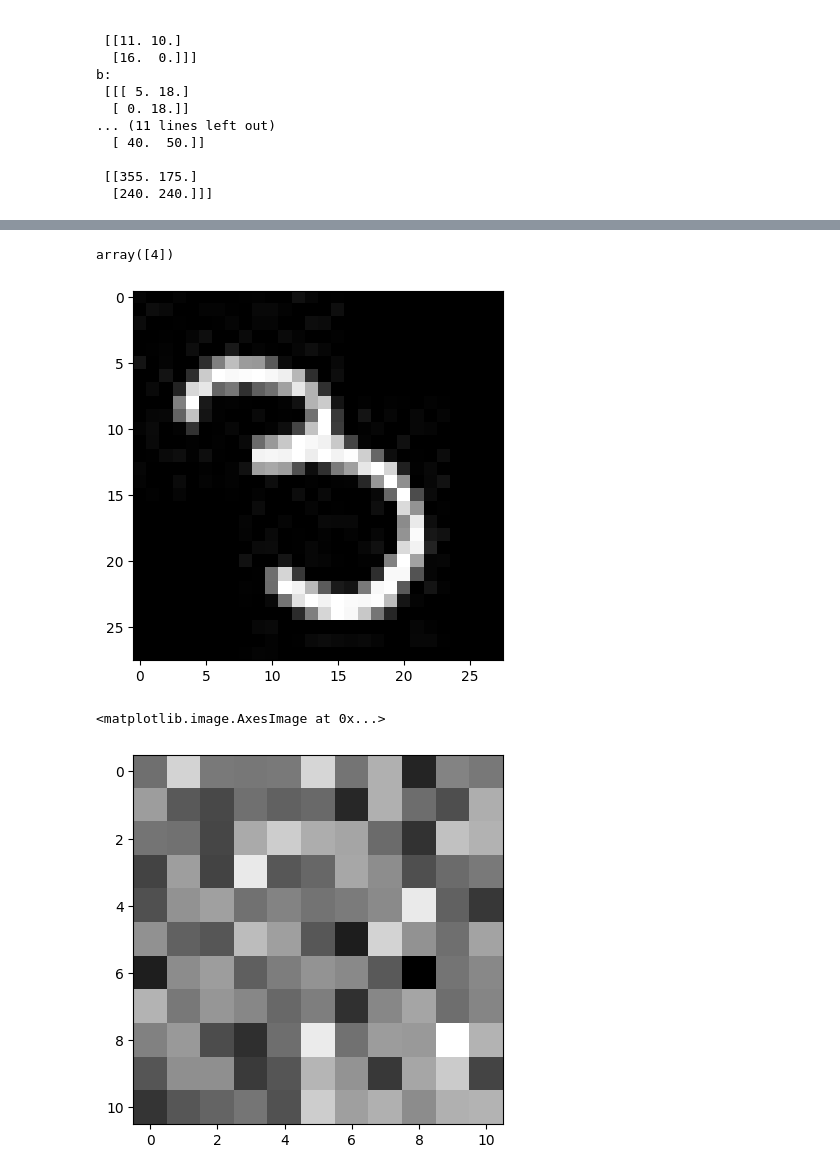
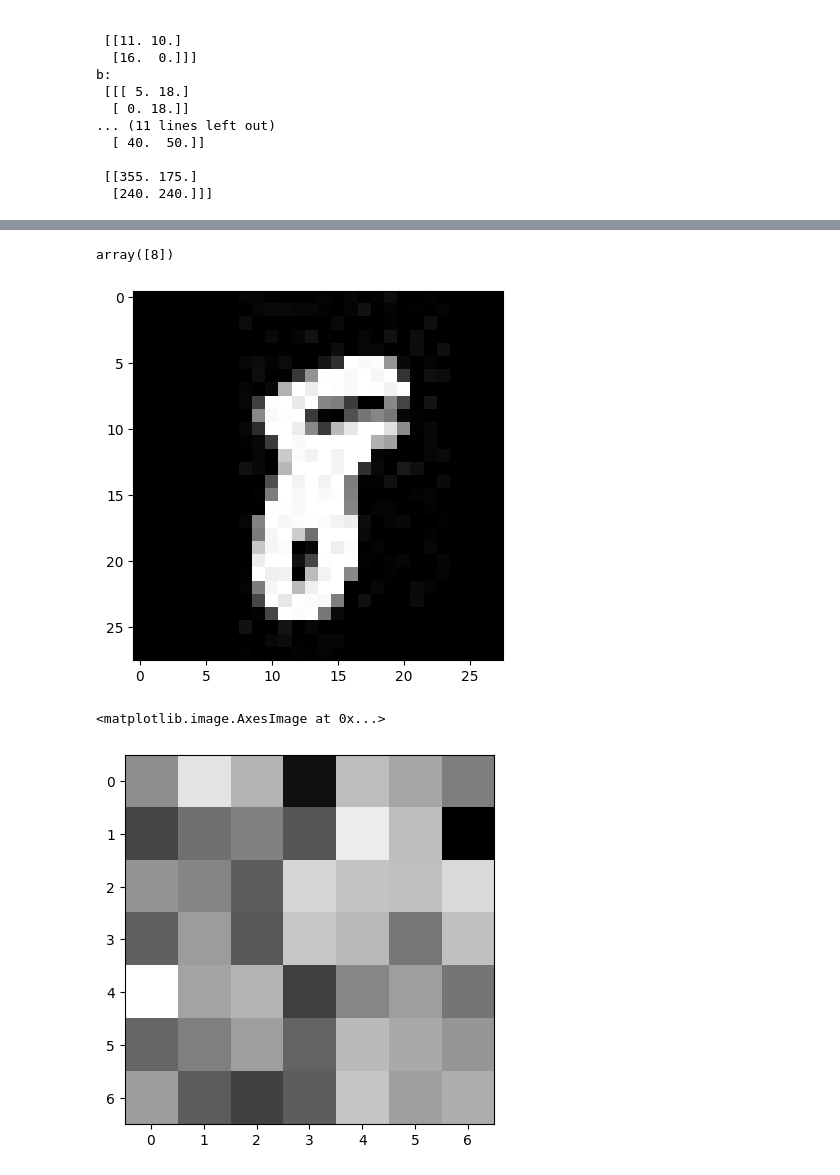
Before and after one commit to eddy0117/NN-From-Scratch, a Jupyter notebook: conv_implement.ipynb, the cells around one changed output, grey strips where cells are left out. Drawn from its saved outputs; the diff is of its cells as text; code cells hidden in the pictures.

```diff
--- a/conv_implement.ipynb
+++ b/conv_implement.ipynb
@@ -455,16 +522,18 @@ y_val = y_one_hot[split_idx:]
 # images = np.random.randint(0, 255, size=(4, 3, 28, 28)).astype(np.float32) / 255
 # labels = np.array([[0, 1, 0], [0, 0, 1], [1, 0, 0], [0, 1, 0]])
 
-model = MyModel([Conv2d(1, 4, (11, 11), 1, 0),
+model = MyModel([Conv2d(1, 9, (7, 7), 1, 0),
                 LeckyReLU(),
-                Conv2d(4, 2, (11, 11), 1, 0),
+                Conv2d(9, 3, (5, 5), 1, 0),
+                LeckyReLU(),
+                Conv2d(3, 1, (1, 1), 1, 0),
                 LeckyReLU(),
                 Flatten(),
-                Linear(2*8*8, 10),
+                Linear(1*18*18, 10),
                 Softmax()])
 
 hyper_params = {
-    'lr': 0.01,
+    'lr': 0.005,
     'epoch': 50,
     'batch_size': 1024,
     'alpha': 0.9
@@ -475,15 +589,15 @@ Epoch:  0
 # %%
 import matplotlib.pyplot as plt
-idx = 9
+idx = 900
 plt.imshow(x_val[idx].reshape(28, 28), cmap='gray')
 model.get_pred(np.expand_dims(x_val[idx], axis=0), with_onehot=False)
 # %% [output]
-array([4])
+array([8])
-[figure, old version]
+[figure, new version]
 # %%
 model.layers[0].w.shape
 
-plt.imshow(model.layers[0].w[0, 0], cmap='gray')
+plt.imshow(model.layers[0].w[8, 0], cmap='gray')
 # %% [output]
 <matplotlib.image.AxesImage at 0x...>
-[figure, old version]
+[figure, new version]
```
Also changed, not shown: parts of 6 cells of this notebook, 3 other files.
